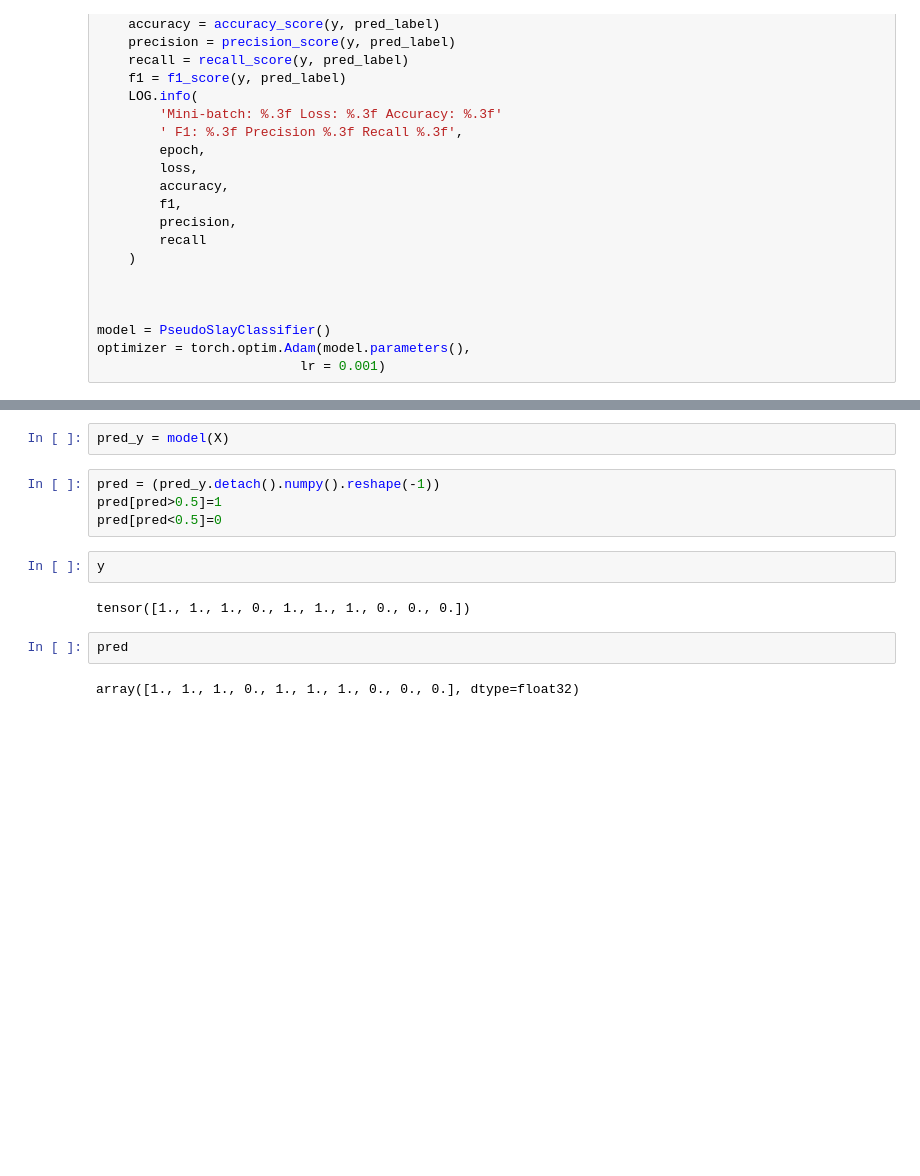
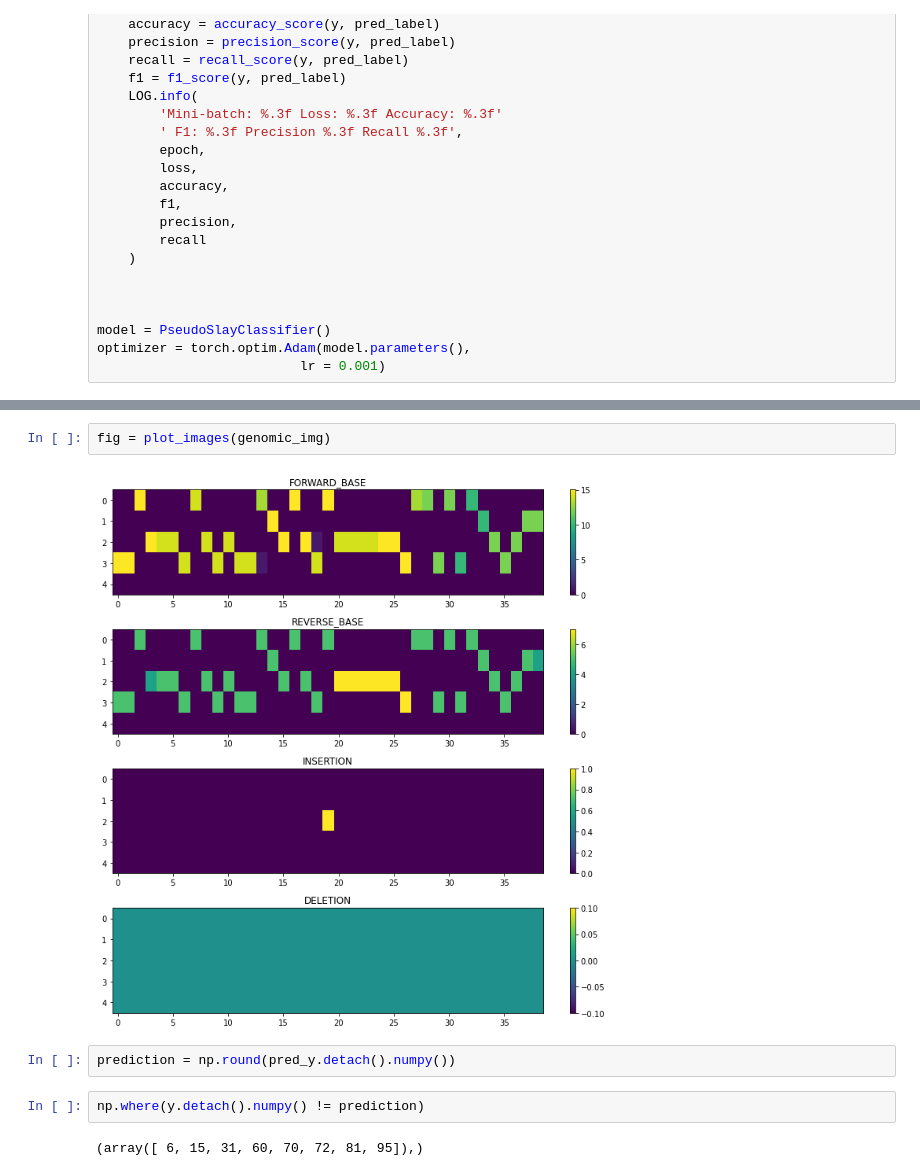
Before and after one commit to wckdouglas/Aln-img, a Jupyter notebook: example.ipynb, the cells around one changed output, grey strips where cells are left out. Cells and saved outputs as stored; diff of their text form; blank space fills up the shorter version.

```diff
--- a/example.ipynb
+++ b/example.ipynb
@@ -149,14 +142,10 @@ plt.plot(losses)
 # %%
-pred_y = model(X)
+fig = plot_images(genomic_img)
+# %% [output]
+[figure, added]
-# %%
-pred = (pred_y.detach().numpy().reshape(-1))
-pred[pred>0.5]=1
-pred[pred<0.5]=0
-# %%
-y
-# %% [output]
-tensor([1., 1., 1., 0., 1., 1., 1., 0., 0., 0.])
-# %%
-pred
-# %% [output]
-array([1., 1., 1., 0., 1., 1., 1., 0., 0., 0.], dtype=float32)
+# %%
+prediction = np.round(pred_y.detach().numpy())
+# %%
+np.where(y.detach().numpy() != prediction)
+# %% [output]
+(array([ 6, 15, 31, 60, 70, 72, 81, 95]),)
```
Also changed, not shown: parts of 10 cells of this notebook, 1 other file.
